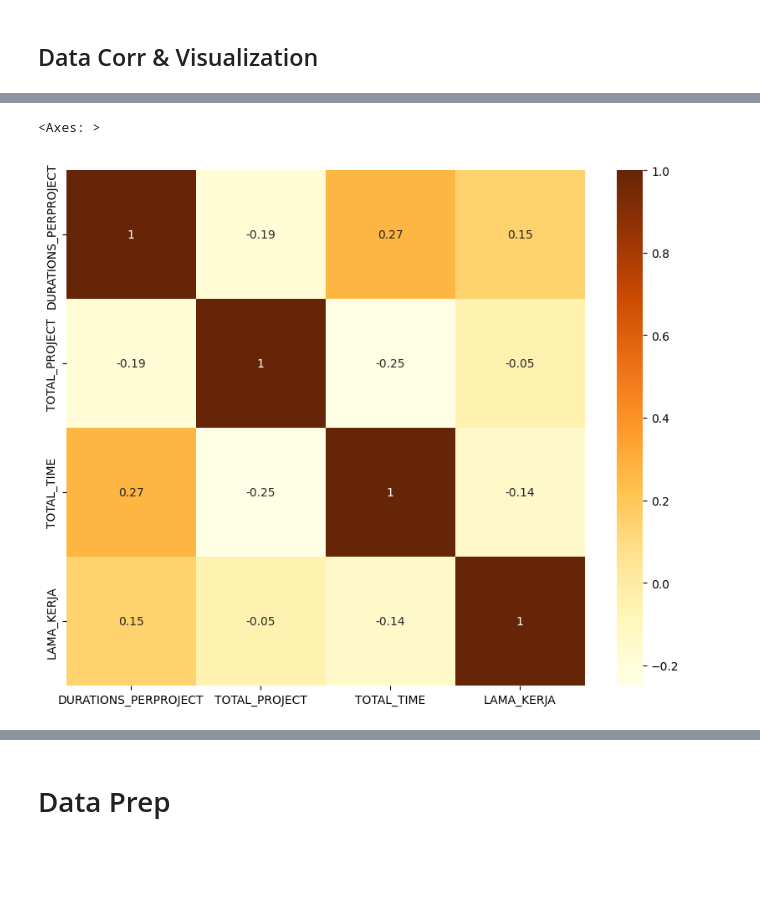
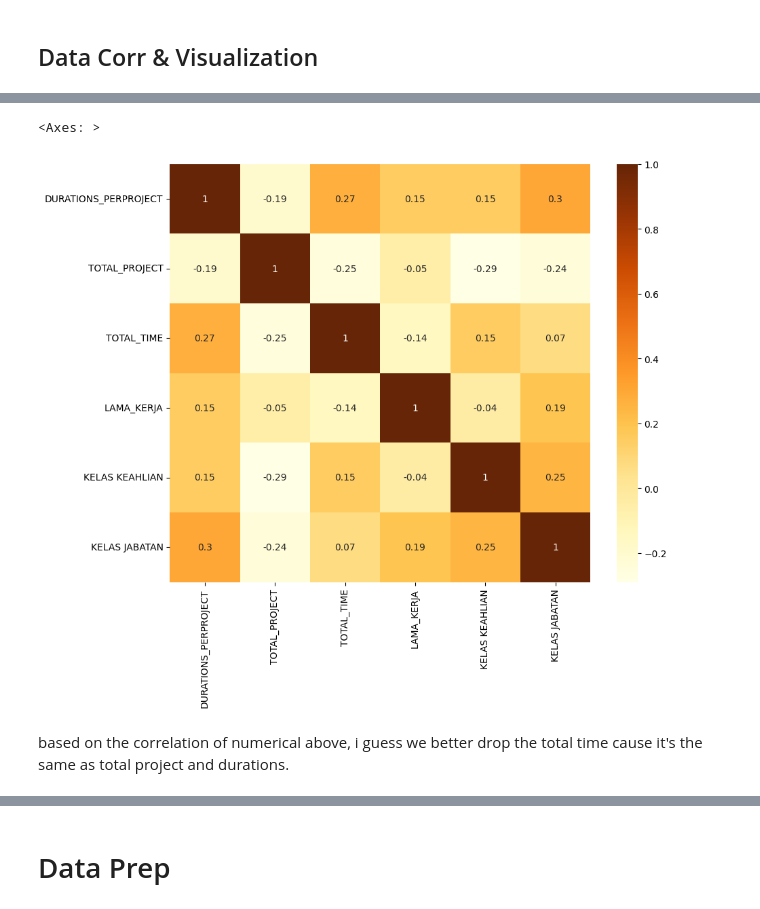
Before and after one commit to ghinamf/Data-Analyst_PKL, a Jupyter notebook: src/combData2.ipynb, the cells around one changed output, grey strips where cells are left out. Drawn from its saved outputs; the diff is of its cells as text; code cells hidden in the pictures; blank space fills up the shorter version.

```diff
--- a/src/combData2.ipynb
+++ b/src/combData2.ipynb
@@ -144,6 +144,6 @@ JABATAN                  8
 dtype: int64
 # %%
 #combining Kelas Keahlian and Level Keahlian into 1 column
-df1['KELAS_KEAHLIAN'] = df1['KELAS KEAHLIAN'].astype(str) + '_ ' + df1['LEVEL KEAHLIAN']
-df1=df1.drop(['KELAS KEAHLIAN', 'LEVEL KEAHLIAN'], axis=1)
-df1.head()
+#df1['KELAS_KEAHLIAN'] = df1['KELAS KEAHLIAN'].astype(str) + '_ ' + df1['LEVEL KEAHLIAN']
+#df1=df1.drop(['KELAS KEAHLIAN', 'LEVEL KEAHLIAN'], axis=1)
+#df1.head()
@@ -162,5 +150,5 @@ See the caveats in the documentation: https://pandas.pydata.org/pandas-docs/stab
 # %%
 #combining Kelas Jabatan and Jabatan into 1 column
-df1['KELAS_JABATAN'] = df1['KELAS JABATAN'].astype(str) + '_ ' + df1['JABATAN']
-df1=df1.drop(['KELAS JABATAN', 'JABATAN', 'NIK'], axis=1)
-df1.head()
+#df1['KELAS_JABATAN'] = df1['KELAS JABATAN'].astype(str) + '_ ' + df1['JABATAN']
+#df1=df1.drop(['KELAS JABATAN', 'JABATAN', 'NIK'], axis=1)
+#df1.head()
@@ -176,12 +166,14 @@ df1.head()
 # %%
 #seperating numerical from categorical data
-df1n= df1[['DURATIONS_PERPROJECT', 'TOTAL_PROJECT', 'TOTAL_TIME', 'LAMA_KERJA']]
+df1n= df1[['DURATIONS_PERPROJECT', 'TOTAL_PROJECT', 'TOTAL_TIME', 'LAMA_KERJA', 'KELAS KEAHLIAN', 'KELAS JABATAN']]
 #correlation on numerical data
 correl = df1n.corr().round(2)
 plt.figure(figsize = (10,8))
 sns.heatmap(correl, annot = True, cmap = 'YlOrBr')
 # %% [output]
 <Axes: >
-[figure, old version]
+[figure, new version]
+# %% [markdown]
+based on the correlation of numerical above, i guess we better drop the total time cause it's the same as total project and durations.
 # %%
 #seperating categorical from numerical data
```
Also changed, not shown: parts of 208 cells of this notebook.
